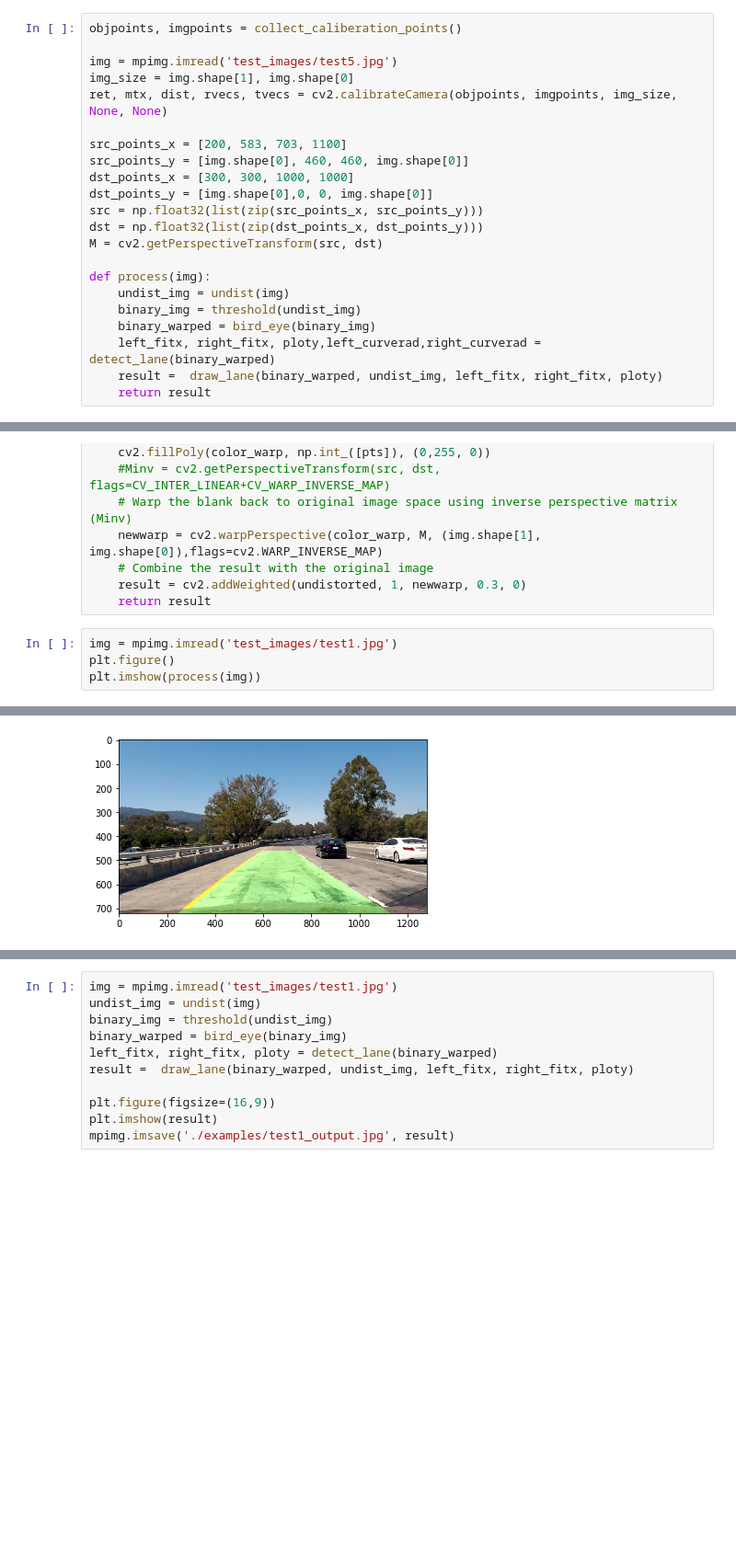
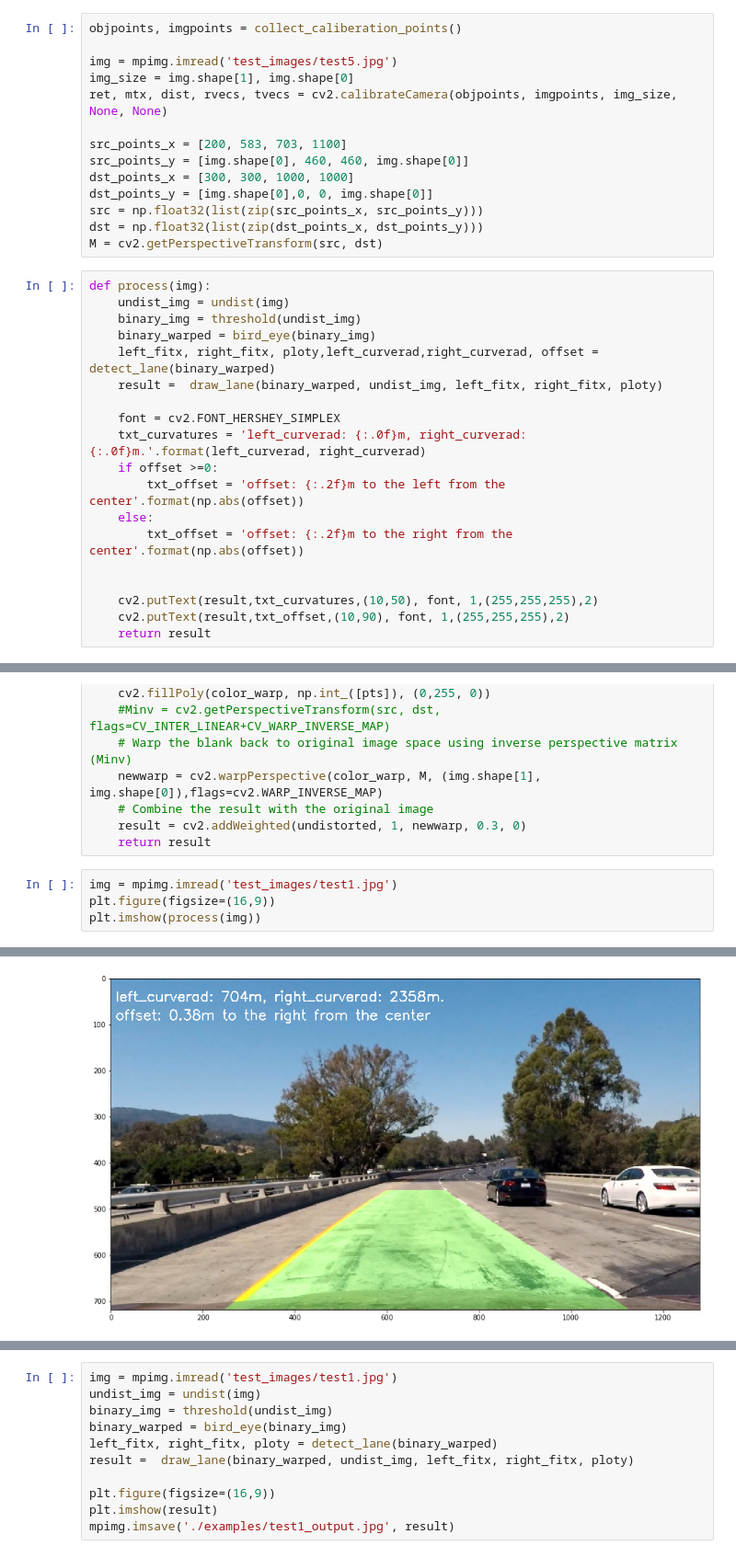
Before and after one commit to knguyen0105/CarND-Advanced-Lane-Lines, a Jupyter notebook: advanced-lane-finding.ipynb, the cells around one changed output, grey strips where cells are left out. Shown at 92% size. Saved outputs shown, nothing was run; the diff lists cells and outputs as text; blank space fills up the shorter version.

```diff
--- a/advanced-lane-finding.ipynb
+++ b/advanced-lane-finding.ipynb
@@ -343,14 +318,25 @@ dst_points_y = [img.shape[0],0, 0, img.shape[0]]
 src = np.float32(list(zip(src_points_x, src_points_y)))
 dst = np.float32(list(zip(dst_points_x, dst_points_y)))
 M = cv2.getPerspectiveTransform(src, dst)
-
-def process(img):
-    undist_img = undist(img)
-    binary_img = threshold(undist_img)
-    binary_warped = bird_eye(binary_img)
-    left_fitx, right_fitx, ploty,left_curverad,right_curverad = detect_lane(binary_warped)
-    result =  draw_lane(binary_warped, undist_img, left_fitx, right_fitx, ploty)
-    return result
+# %%
+def process(img):
+    undist_img = undist(img)
+    binary_img = threshold(undist_img)
+    binary_warped = bird_eye(binary_img)
+    left_fitx, right_fitx, ploty,left_curverad,right_curverad, offset = detect_lane(binary_warped)
+    result =  draw_lane(binary_warped, undist_img, left_fitx, right_fitx, ploty)
+
+    font = cv2.FONT_HERSHEY_SIMPLEX
+    txt_curvatures = 'left_curverad: {:.0f}m, right_curverad: {:.0f}m.'.format(left_curverad, right_curverad)
+    if offset >=0:
+        txt_offset = 'offset: {:.2f}m to the left from the center'.format(np.abs(offset))
+    else:
+        txt_offset = 'offset: {:.2f}m to the right from the center'.format(np.abs(offset))
+
+
+    cv2.putText(result,txt_curvatures,(10,50), font, 1,(255,255,255),2)
+    cv2.putText(result,txt_offset,(10,90), font, 1,(255,255,255),2)
+    return result
 # %%
 def undist(img):
     undistorted = cv2.undistort(img, mtx, dist, None, mtx)
@@ -496,8 +486,8 @@ def draw_lane(binary_warped, undistorted, left_fitx, right_fitx, ploty):
     return result
 # %%
 img = mpimg.imread('test_images/test1.jpg')
-plt.figure()
+plt.figure(figsize=(16,9))
 plt.imshow(process(img))
 # %% [output]
 <matplotlib.image.AxesImage at 0x...>
-[figure, old version]
+[figure, new version]
```
Also changed, not shown: parts of 12 cells of this notebook, 2 other files.
